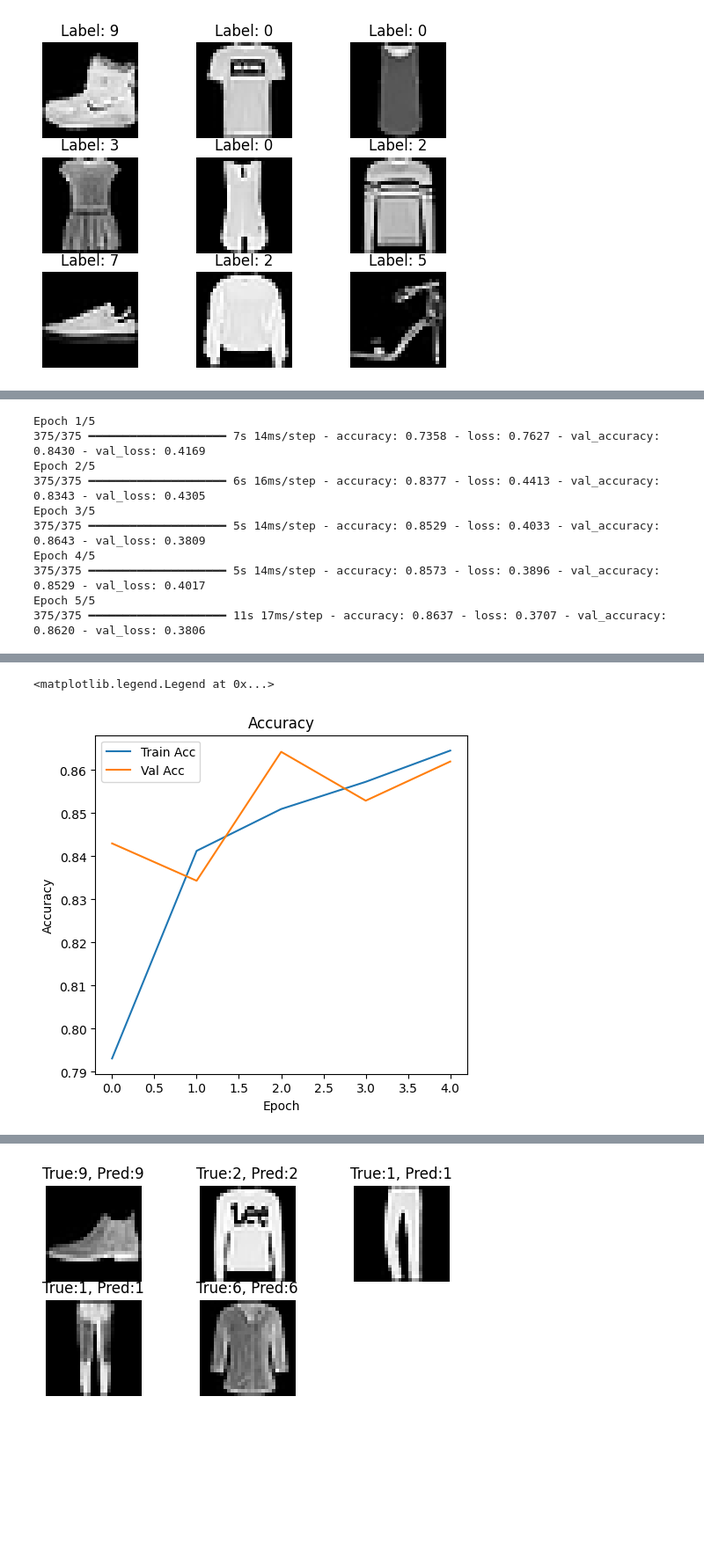
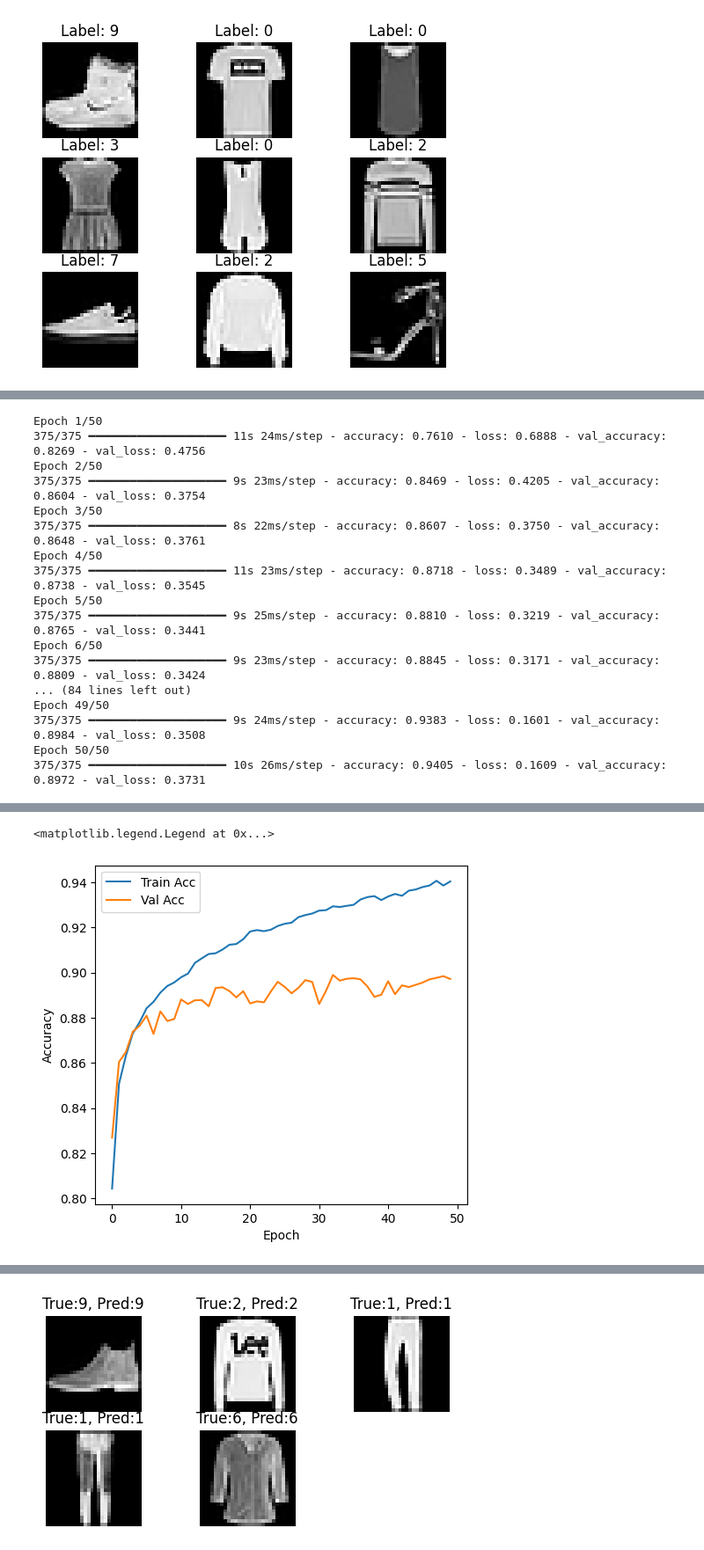
Before and after one commit to SutikshanUpman/Fashion-MNIST-Classification, a Jupyter notebook: main.ipynb, the cells around one changed output, grey strips where cells are left out. Shown: that part at 88% size. Drawn from its saved outputs; the diff is of its cells as text; code cells hidden in the pictures; blank space fills up the shorter version.

```diff
--- a/main.ipynb
+++ b/main.ipynb
@@ -32,43 +50,49 @@ from tensorflow.keras.layers import Dense, Dropout, BatchNormalization, Flatten
 
 model = Sequential([
     Flatten(input_shape=(28, 28)),
-    Dense(512, activation='relu'),
+    Dense(512, activation='gelu'),
     BatchNormalization(),
     Dropout(0.3),
-    Dense(256, activation='relu'),
+    Dense(256, activation='gelu'),
     BatchNormalization(),
     Dropout(0.3),
-    Dense(128, activation='relu'),
+    Dense(128, activation='gelu'),
     Dropout(0.2),
     Dense(10, activation='softmax')
 ])
 # %%
-model.compile(optimizer='adam',
+model.compile(optimizer='RMSprop',
               loss='sparse_categorical_crossentropy',
               metrics=['accuracy'])
 # %%
 history = model.fit(X_train, y_train,
-                    epochs=5,
+                    epochs=50,
                     batch_size=128,
                     validation_split=0.2)
 # %% [output]
-Epoch 1/5
-375/375 ━━━━━━━━━━━━━━━━━━━━ 7s 14ms/step - accuracy: 0.7358 - loss: 0.7627 - val_accuracy: 0.8430 - val_loss: 0.4169
-Epoch 2/5
-375/375 ━━━━━━━━━━━━━━━━━━━━ 6s 16ms/step - accuracy: 0.8377 - loss: 0.4413 - val_accuracy: 0.8343 - val_loss: 0.4305
-Epoch 3/5
-375/375 ━━━━━━━━━━━━━━━━━━━━ 5s 14ms/step - accuracy: 0.8529 - loss: 0.4033 - val_accuracy: 0.8643 - val_loss: 0.3809
-Epoch 4/5
-375/375 ━━━━━━━━━━━━━━━━━━━━ 5s 14ms/step - accuracy: 0.8573 - loss: 0.3896 - val_accuracy: 0.8529 - val_loss: 0.4017
-Epoch 5/5
-375/375 ━━━━━━━━━━━━━━━━━━━━ 11s 17ms/step - accuracy: 0.8637 - loss: 0.3707 - val_accuracy: 0.8620 - val_loss: 0.3806
+Epoch 1/50
+375/375 ━━━━━━━━━━━━━━━━━━━━ 11s 24ms/step - accuracy: 0.7610 - loss: 0.6888 - val_accuracy: 0.8269 - val_loss: 0.4756
+Epoch 2/50
+375/375 ━━━━━━━━━━━━━━━━━━━━ 9s 23ms/step - accuracy: 0.8469 - loss: 0.4205 - val_accuracy: 0.8604 - val_loss: 0.3754
+Epoch 3/50
+375/375 ━━━━━━━━━━━━━━━━━━━━ 8s 22ms/step - accuracy: 0.8607 - loss: 0.3750 - val_accuracy: 0.8648 - val_loss: 0.3761
+Epoch 4/50
+375/375 ━━━━━━━━━━━━━━━━━━━━ 11s 23ms/step - accuracy: 0.8718 - loss: 0.3489 - val_accuracy: 0.8738 - val_loss: 0.3545
+Epoch 5/50
+375/375 ━━━━━━━━━━━━━━━━━━━━ 9s 25ms/step - accuracy: 0.8810 - loss: 0.3219 - val_accuracy: 0.8765 - val_loss: 0.3441
+Epoch 6/50
+375/375 ━━━━━━━━━━━━━━━━━━━━ 9s 23ms/step - accuracy: 0.8845 - loss: 0.3171 - val_accuracy: 0.8809 - val_loss: 0.3424
+... (84 lines left out)
+Epoch 49/50
+375/375 ━━━━━━━━━━━━━━━━━━━━ 9s 24ms/step - accuracy: 0.9383 - loss: 0.1601 - val_accuracy: 0.8984 - val_loss: 0.3508
+Epoch 50/50
+375/375 ━━━━━━━━━━━━━━━━━━━━ 10s 26ms/step - accuracy: 0.9405 - loss: 0.1609 - val_accuracy: 0.8972 - val_loss: 0.3731
 # %%
 test_loss, test_acc = model.evaluate(X_test, y_test)
 plt.figure(figsize=(12,5))
 plt.subplot(1,2,1)
 plt.plot(history.history['accuracy'], label='Train Acc')
 plt.plot(history.history['val_accuracy'], label='Val Acc')
-plt.title('Accuracy')
 plt.xlabel('Epoch')
 plt.ylabel('Accuracy')
 plt.legend()
@@ -77,2 +101,2 @@ plt.legend()
 <matplotlib.legend.Legend at 0x...>
-[figure, old version]
+[figure, new version]
```
Also changed, not shown: parts of 5 cells of this notebook.
